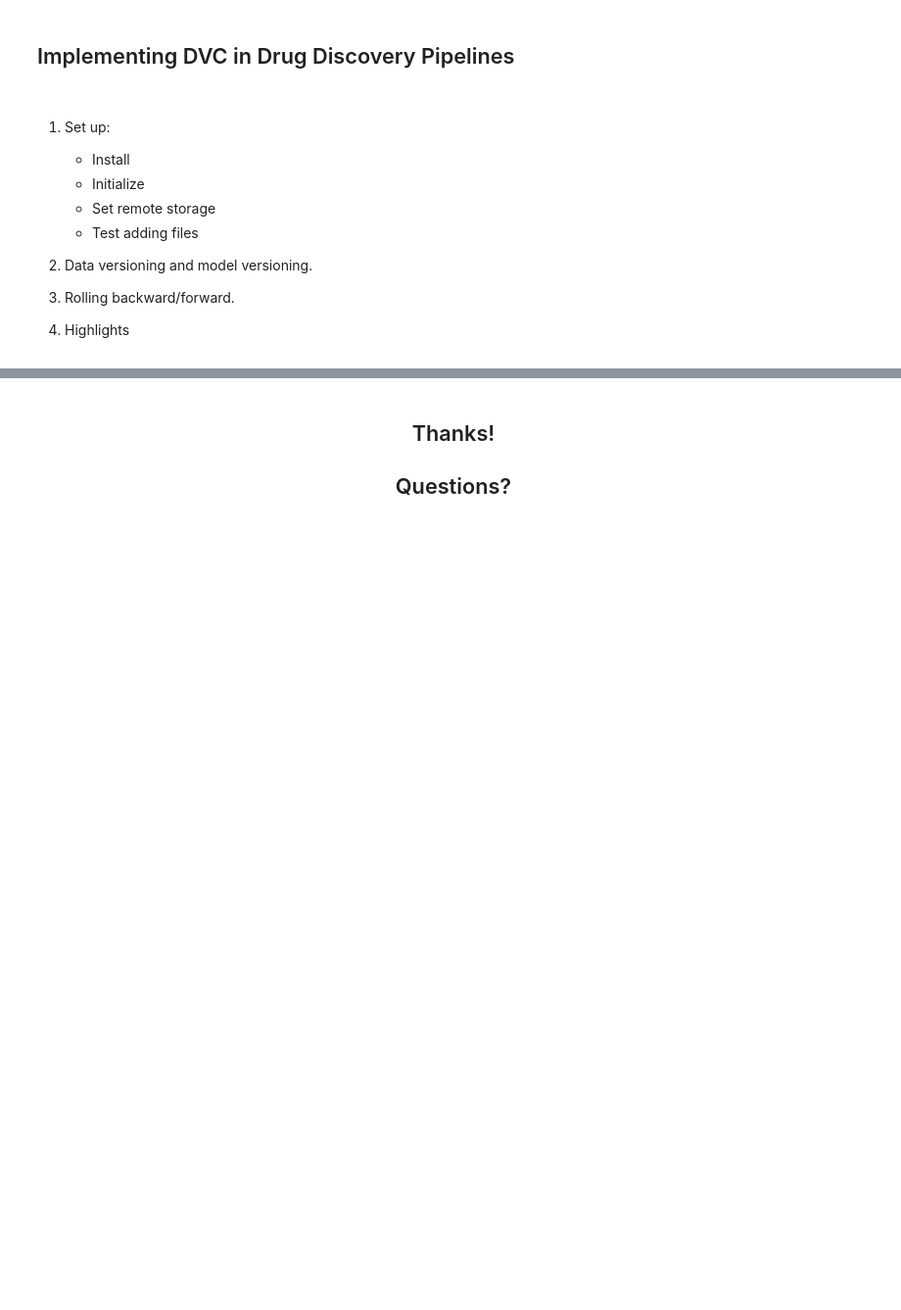
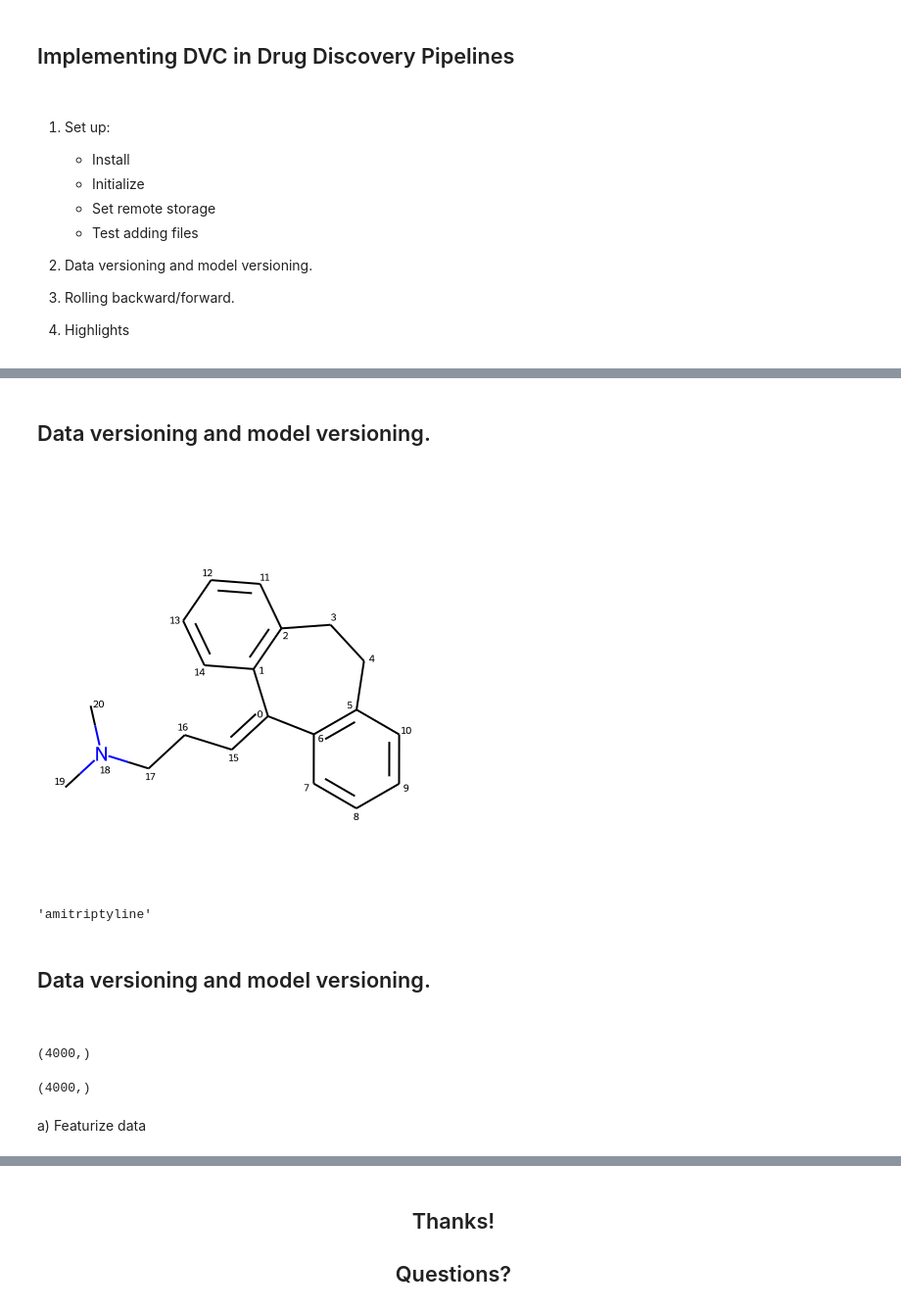
Before and after one commit to ojeda-e/dvc-dd-pipelines, a Jupyter notebook: DVC-DrugDiscovery.ipynb, the cells around one changed output, grey strips where cells are left out. Shown: that part at 98% size. Cells and saved outputs as stored; diff of their text form; code cells hidden in the pictures; blank space fills up the shorter version.

```diff
--- a/notebooks/DVC-DrugDiscovery.ipynb
+++ b/DVC-DrugDiscovery.ipynb
@@ -492,0 +537,29 @@ git commit -m "Add sample data. Initial version."
+# %% [markdown]
+<h2 align='left'>Data versioning and model versioning.</h2>
+<br>
+# %%
+mol_ten
+# %% [output]
+[figure, added]
+# %%
+import pubchempy as pcp
+
+id_ = pcp.get_compounds(data['smiles'][1], 'smiles')[0]
+id_.synonyms[0]
+# %% [output]
+'amitriptyline'
+# %% [markdown]
+<h2 align='left'>Data versioning and model versioning.</h2>
+<br>
+# %%
+labels = data['class']
+labels.shape
+# %% [output]
+(4000,)
+# %%
+smiles = data['smiles']
+smiles.shape
+# %% [output]
+(4000,)
+# %% [markdown]
+a) Featurize data
```
Also changed, not shown: parts of 15 cells of this notebook, 21 other files.
